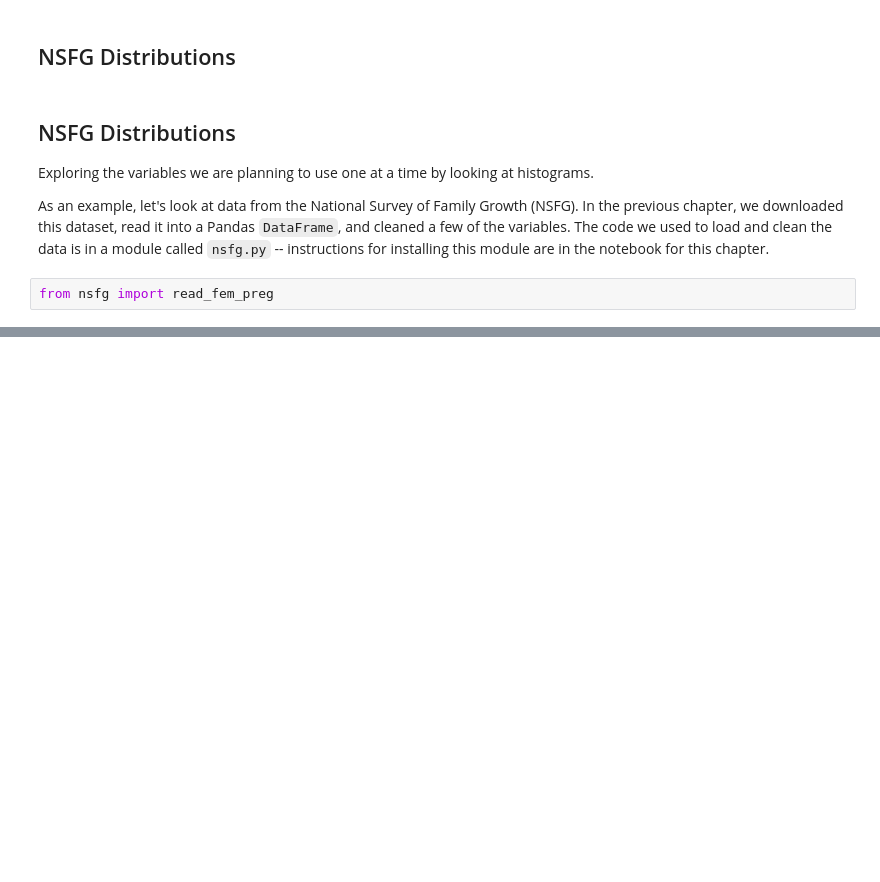
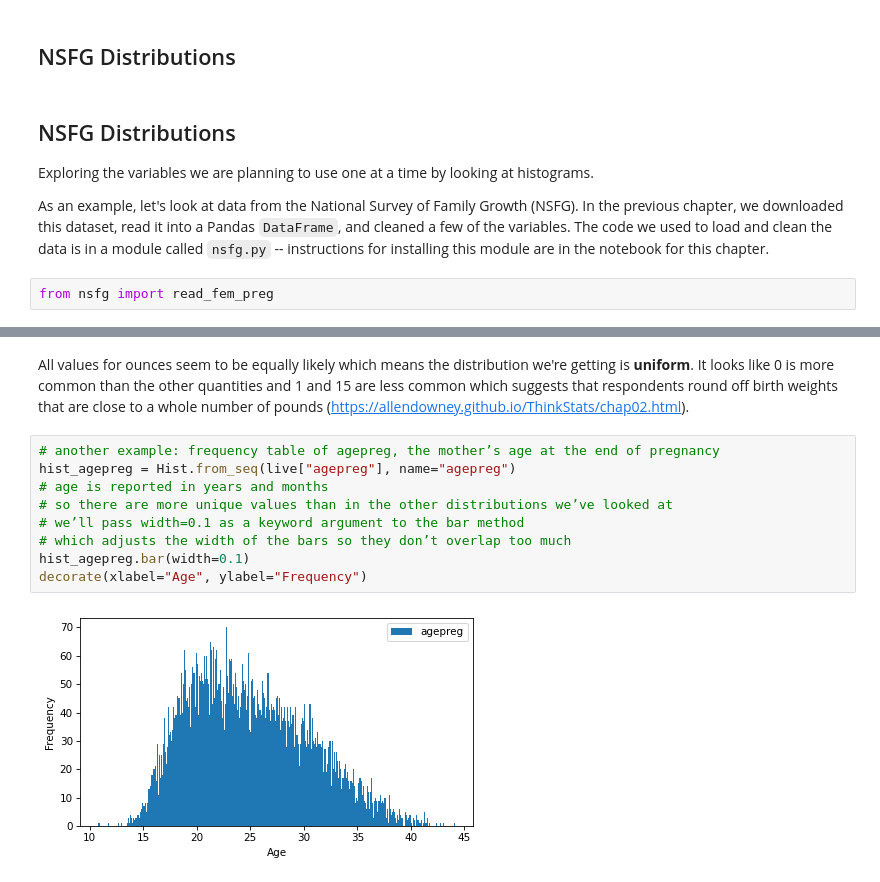
Before and after one commit to mindeleven/algo-trading-bootcamp, a Jupyter notebook: 02-Think-Stats/Notebooks/02_Distributions.ipynb, the cells around one changed output, grey strips where cells are left out. Drawn from its saved outputs; the diff is of its cells as text; blank space fills up the shorter version.

```diff
--- a/02-Think-Stats/Notebooks/02_Distributions.ipynb
+++ b/02-Think-Stats/Notebooks/02_Distributions.ipynb
@@ -124,0 +213,13 @@ BadGzipFile: Not a gzipped file (b've')
+# %% [markdown]
+All values for ounces seem to be equally likely which means the distribution we're getting is __uniform__. It looks like 0 is more common than the other quantities and 1 and 15 are less common which suggests that respondents round off birth weights that are close to a whole number of pounds (https://allendowney.github.io/ThinkStats/chap02.html).
+# %%
+# another example: frequency table of agepreg, the mother’s age at the end of pregnancy
+hist_agepreg = Hist.from_seq(live["agepreg"], name="agepreg")
+# age is reported in years and months
+# so there are more unique values than in the other distributions we’ve looked at
+# we’ll pass width=0.1 as a keyword argument to the bar method
+# which adjusts the width of the bars so they don’t overlap too much
+hist_agepreg.bar(width=0.1)
+decorate(xlabel="Age", ylabel="Frequency")
+# %% [output]
+[figure, added]
```
Also changed, not shown: parts of 23 cells of this notebook.
